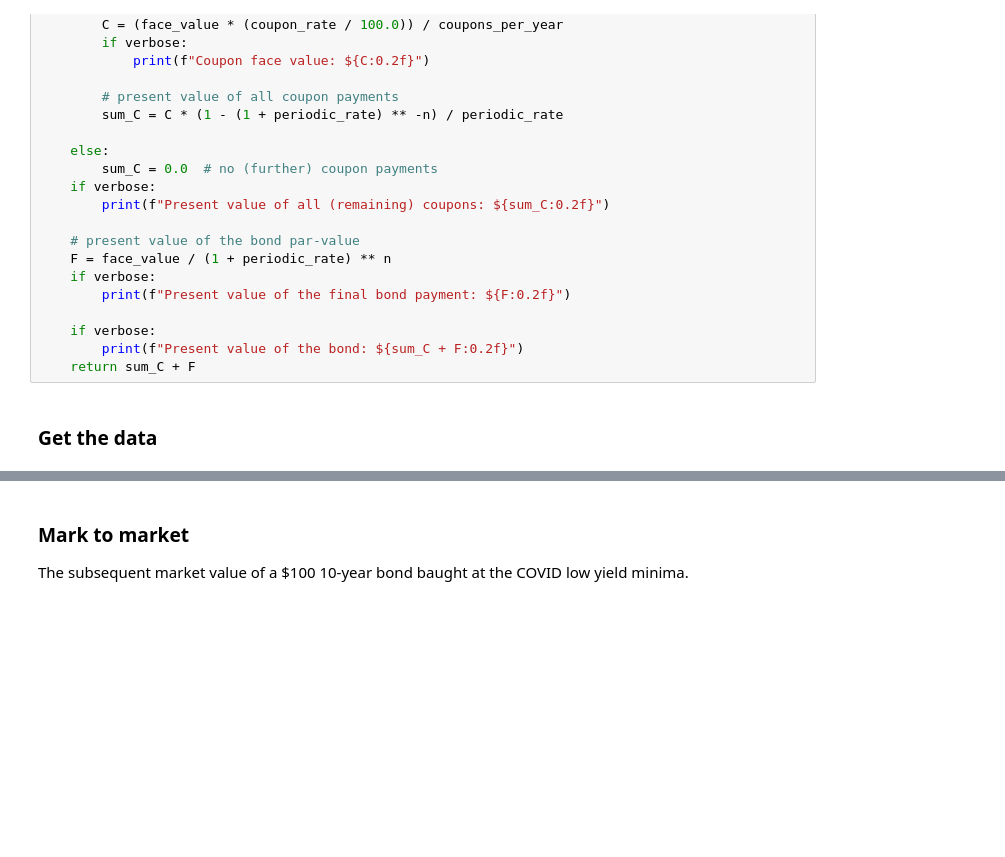
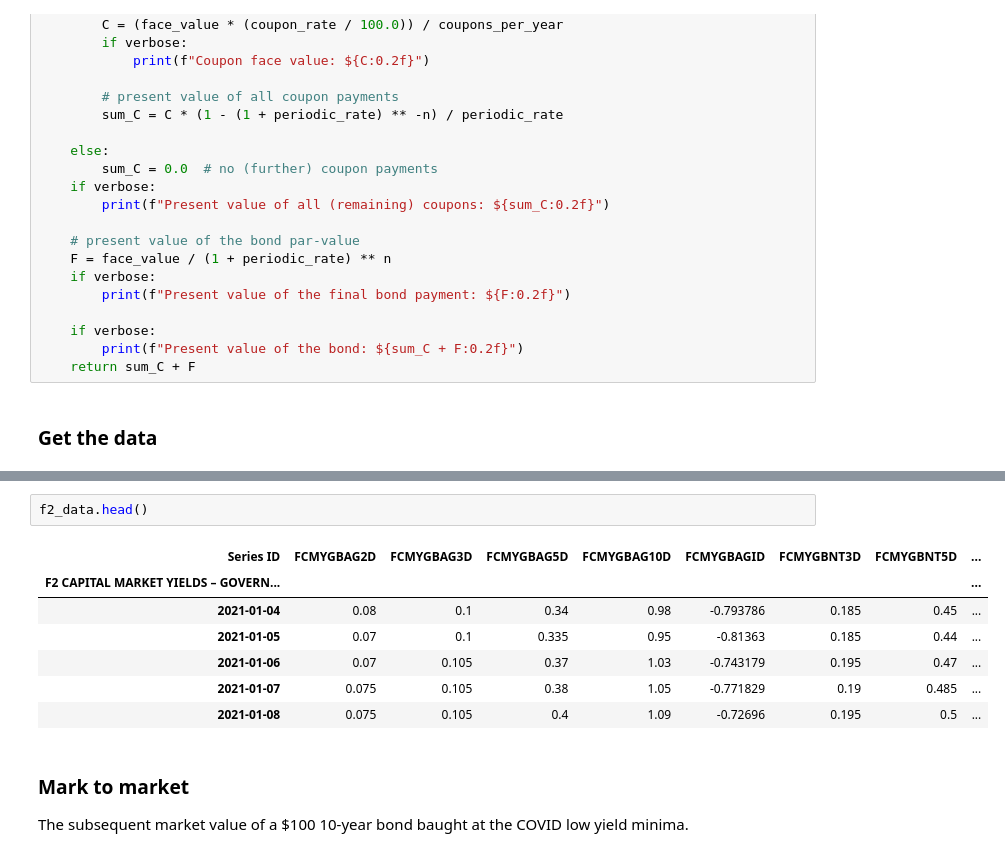
Before and after one commit to bpalmer4/Charts-based-on-ABS-data, a Jupyter notebook: notebooks/RBA Selected Tables.ipynb, the cells around one changed output, grey strips where cells are left out. Saved outputs shown, nothing was run; the diff lists cells and outputs as text; blank space fills up the shorter version.

```diff
--- a/notebooks/RBA Selected Tables.ipynb
+++ b/notebooks/RBA Selected Tables.ipynb
@@ -353,3 +360,13 @@ Using cached data for "Capital Market Yields – Government Bonds – Daily –
+# %%
+f2_data.head()
+# %% [output]
+| Series ID | FCMYGBAG2D | FCMYGBAG3D | FCMYGBAG5D | FCMYGBAG10D | FCMYGBAGID | FCMYGBNT3D | FCMYGBNT5D | ... |
+| F2 CAPITAL MARKET YIELDS – GOVERN... |  |  |  |  |  |  |  | ... |
+| 2021-01-04 | 0.08 | 0.1 | 0.34 | 0.98 | -0.793786 | 0.185 | 0.45 | ... |
+| 2021-01-05 | 0.07 | 0.1 | 0.335 | 0.95 | -0.81363 | 0.185 | 0.44 | ... |
+| 2021-01-06 | 0.07 | 0.105 | 0.37 | 1.03 | -0.743179 | 0.195 | 0.47 | ... |
+| 2021-01-07 | 0.075 | 0.105 | 0.38 | 1.05 | -0.771829 | 0.19 | 0.485 | ... |
+| 2021-01-08 | 0.075 | 0.105 | 0.4 | 1.09 | -0.72696 | 0.195 | 0.5 | ... |
 # %% [markdown]
 ### Mark to market
 
```
Also changed, not shown: parts of 6 cells of this notebook, 5 other files.
